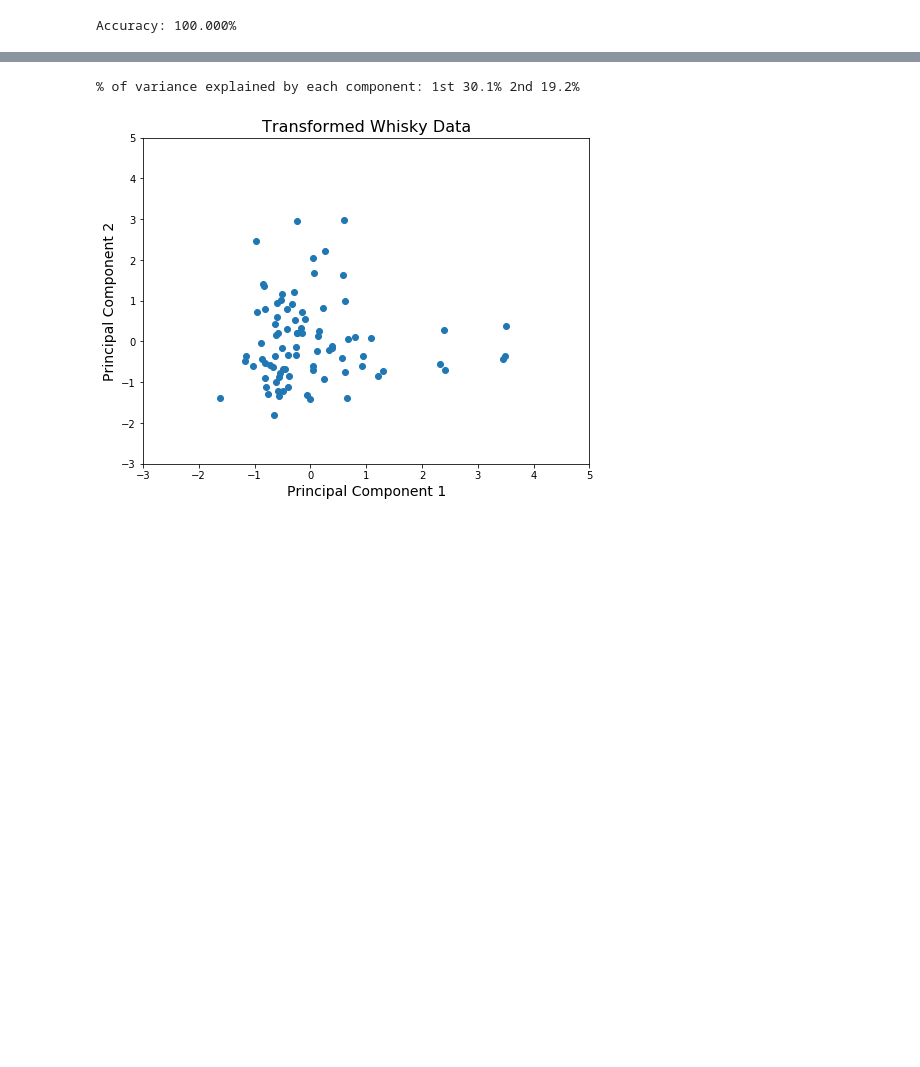
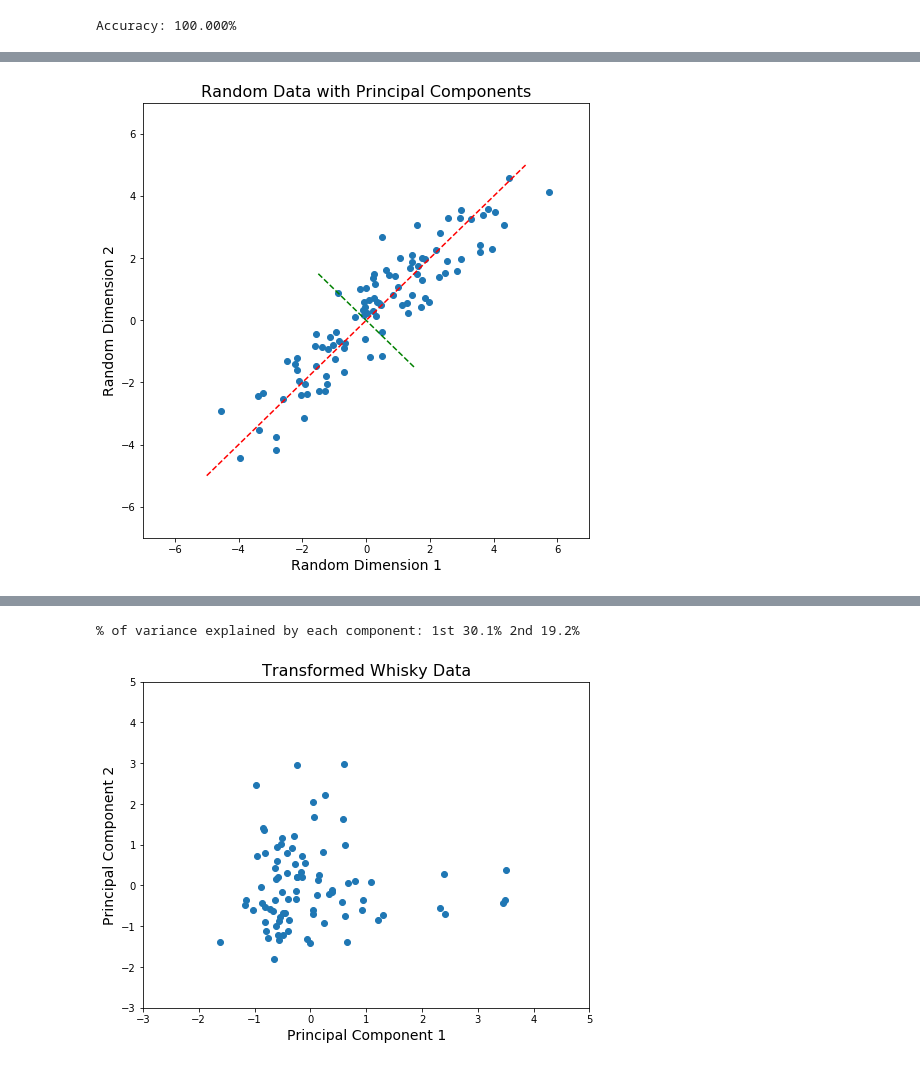
Before and after one commit to Joao-M-Almeida/ML-Tutorial, a Jupyter notebook: Tutorial Notebook.ipynb, the cells around one changed output, grey strips where cells are left out. Cells and saved outputs as stored; diff of their text form; code cells hidden in the pictures; blank space fills up the shorter version.

```diff
--- a/Tutorial Notebook.ipynb
+++ b/Tutorial Notebook.ipynb
@@ -647,22 +849,25 @@ Principal componentes are the directions of largest variance
 
 The eigenvectors with the largest eigenvalues are the principal components
 # %%
-random_data =np.random.multivariate_normal(mean= [0, 0], cov=[[5, 5], [0, 0.5]], size=100)
+random_data =np.random.multivariate_normal(
+    mean= [0, 0], cov=[[5, 5], [0, 0.5]], size=100)
 
 fig = plt.figure(figsize=(8, 8))
 
 plt.scatter(random_data[:, 0], random_data[:, 1])
 plt.plot([-5, 5], [-5, 5], 'r--')
 plt.plot([1.5, -1.5], [-1.5, 1.5], 'g--')
 
 plt.xlim((-7, 7))
 plt.ylim((-7, 7))
 plt.title('Random Data with Principal Components', fontsize=16)
 
 plt.xlabel('Random Dimension 1', fontsize=14)
 plt.ylabel('Random Dimension 2', fontsize=14)
 
 plt.show()
+# %% [output]
+[figure, added]
 # %%
 pca = PCA(n_components=2)
 pca.fit(random_data)
```
Also changed, not shown: parts of 72 cells of this notebook, 1 other file.
